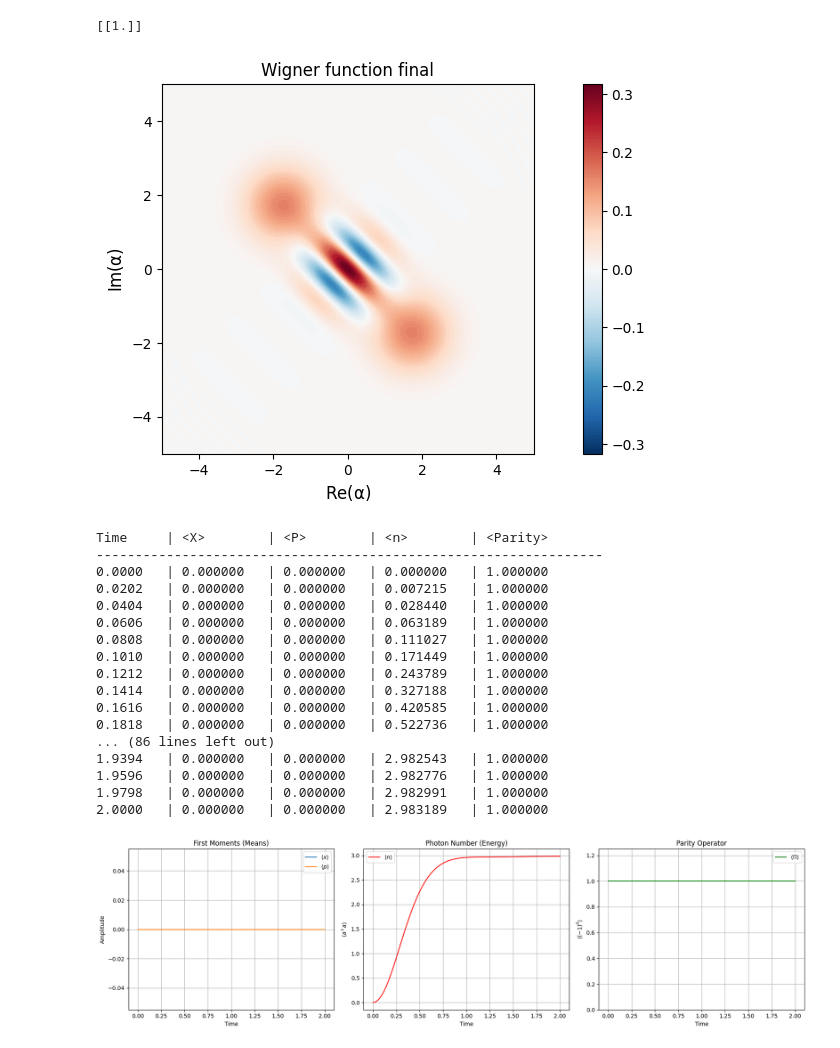
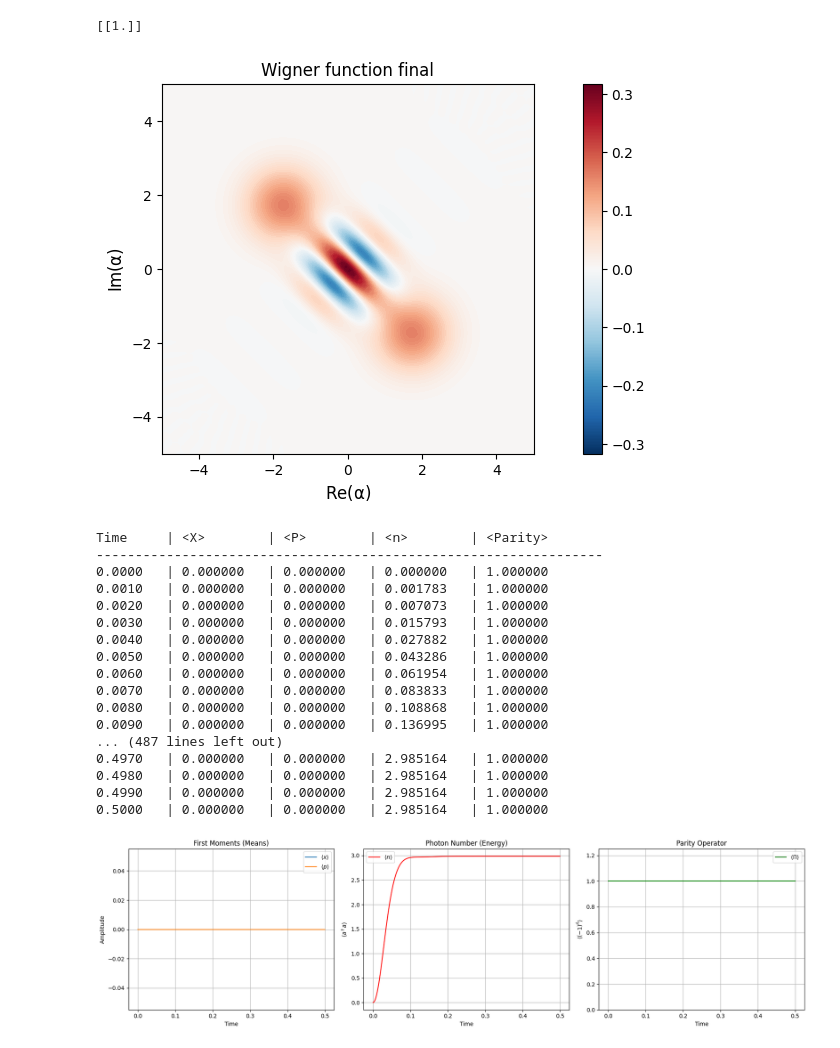
Before and after one commit to shreychowdhary/CS653-Project, a Jupyter notebook: exact.ipynb, the cells around one changed output. Cells and saved outputs as stored; diff of their text form; code cells hidden in the pictures.

```diff
--- a/exact.ipynb
+++ b/exact.ipynb
@@ -13,8 +13,8 @@ gamma = 10      # Single-photon loss rate
 # Simulation parameters
 N = 100            # Hilbert space cutoff (must be high enough to capture squeezing)
 t_start = 0.0
-t_end = 19.99
-steps = 100       # Higher resolution than the Euler step
+t_end = 2
+steps = 201       # Higher resolution than the Euler step
 tlist = np.linspace(t_start, t_end, steps)
 
 # --- 2. Operators ---
@@ -132,17 +132,17 @@ import matplotlib.pyplot as plt
 
 # --- 1. Parameters ---
 # Identical to your JAX setup
-G = 3 + 3j    # Two-photon drive strength
+G = 30 + 30j    # Two-photon drive strength
 delta = 0       # Detuning
-U = 1         # Kerr nonlinearity
-n = 1
+U = 10         # Kerr nonlinearity
+n = 10
 gamma = 0      # Single-photon loss rate
 
 # Simulation parameters
 N = 100            # Hilbert space cutoff (must be high enough to capture squeezing)
-t_start = 0.0
-t_end = 2
-steps = 100       # Higher resolution than the Euler step
+t_start = 0.00
+t_end = 0.5
+steps = 501      # Higher resolution than the Euler step
 tlist = np.linspace(t_start, t_end, steps)
 
 # --- 2. Operators ---
@@ -212,45 +212,45 @@ ax[0].set_title("First Moments (Means)")
 ax[0].set_xlabel("Time")
 ax[0].set_ylabel("Amplitude")
 ax[0].legend()
 ax[0].grid(True)
 
 # Plot Photon Number
 ax[1].plot(tlist, means_n, label=r'$\langle n \rangle$', color='r')
 ax[1].set_title("Photon Number (Energy)")
 ax[1].set_xlabel("Time")
 ax[1].set_ylabel(r"$\langle a^\dagger a \rangle$")
 ax[1].legend()
 ax[1].grid(True)
 
 # Plot Parity
 ax[2].plot(tlist, means_parity, label=r'$\langle \Pi \rangle$', color='g')
 ax[2].set_title("Parity Operator")
 ax[2].set_xlabel("Time")
 ax[2].set_ylabel(r"$\langle (-1)^{\hat{n}} \rangle$")
 ax[2].set_ylim([0,1.25])
 ax[2].legend()
 ax[2].grid(True)
 
 plt.tight_layout()
 plt.show()
 # %% [output]
 [[1.]]
 [figure]
 Time     | <X>        | <P>        | <n>        | <Parity>
 -----------------------------------------------------------------
 0.0000   | 0.000000   | 0.000000   | 0.000000   | 1.000000
-0.0202   | 0.000000   | 0.000000   | 0.007215   | 1.000000
-0.0404   | 0.000000   | 0.000000   | 0.028440   | 1.000000
-0.0606   | 0.000000   | 0.000000   | 0.063189   | 1.000000
-0.0808   | 0.000000   | 0.000000   | 0.111027   | 1.000000
-0.1010   | 0.000000   | 0.000000   | 0.171449   | 1.000000
-0.1212   | 0.000000   | 0.000000   | 0.243789   | 1.000000
-0.1414   | 0.000000   | 0.000000   | 0.327188   | 1.000000
-0.1616   | 0.000000   | 0.000000   | 0.420585   | 1.000000
-0.1818   | 0.000000   | 0.000000   | 0.522736   | 1.000000
-... (86 lines left out)
-1.9394   | 0.000000   | 0.000000   | 2.982543   | 1.000000
-1.9596   | 0.000000   | 0.000000   | 2.982776   | 1.000000
-1.9798   | 0.000000   | 0.000000   | 2.982991   | 1.000000
-2.0000   | 0.000000   | 0.000000   | 2.983189   | 1.000000
+0.0010   | 0.000000   | 0.000000   | 0.001783   | 1.000000
+0.0020   | 0.000000   | 0.000000   | 0.007073   | 1.000000
+0.0030   | 0.000000   | 0.000000   | 0.015793   | 1.000000
+0.0040   | 0.000000   | 0.000000   | 0.027882   | 1.000000
+0.0050   | 0.000000   | 0.000000   | 0.043286   | 1.000000
+0.0060   | 0.000000   | 0.000000   | 0.061954   | 1.000000
+0.0070   | 0.000000   | 0.000000   | 0.083833   | 1.000000
+0.0080   | 0.000000   | 0.000000   | 0.108868   | 1.000000
+0.0090   | 0.000000   | 0.000000   | 0.136995   | 1.000000
+... (487 lines left out)
+0.4970   | 0.000000   | 0.000000   | 2.985164   | 1.000000
+0.4980   | 0.000000   | 0.000000   | 2.985164   | 1.000000
+0.4990   | 0.000000   | 0.000000   | 2.985164   | 1.000000
+0.5000   | 0.000000   | 0.000000   | 2.985164   | 1.000000
-[figure, old version]
+[figure, new version]
```
Also changed, not shown: parts of 1 cell of this notebook, 6 other files.
